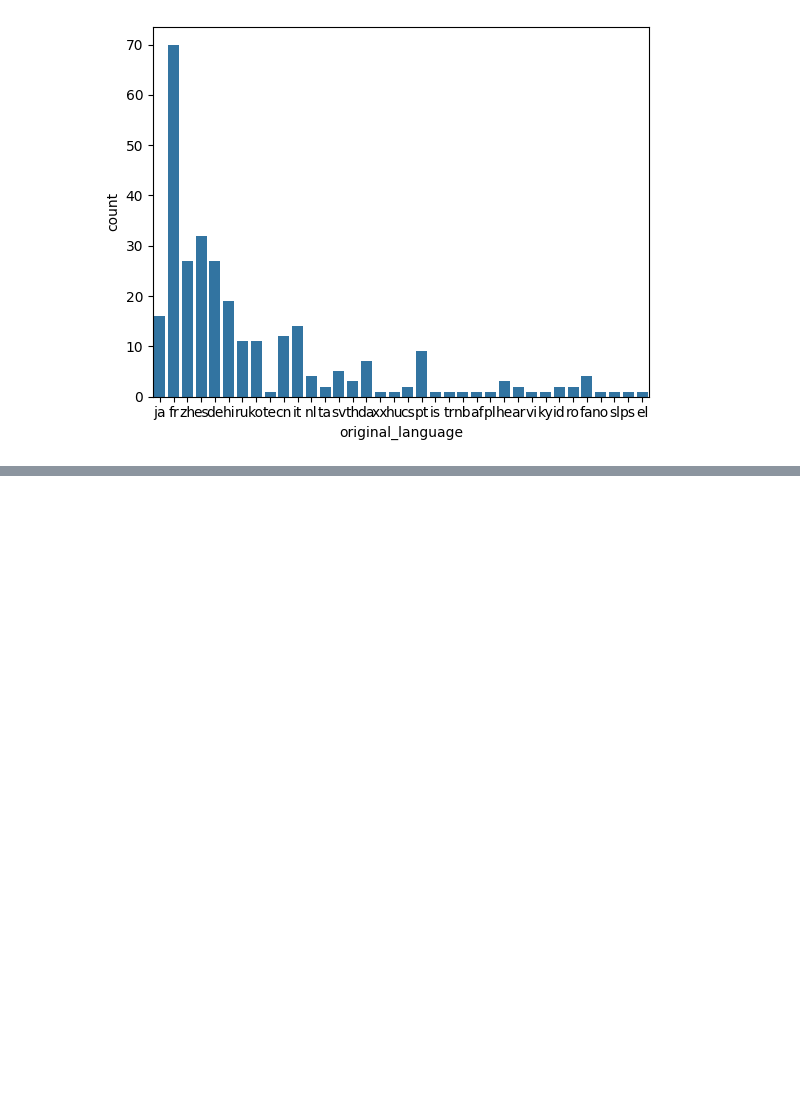
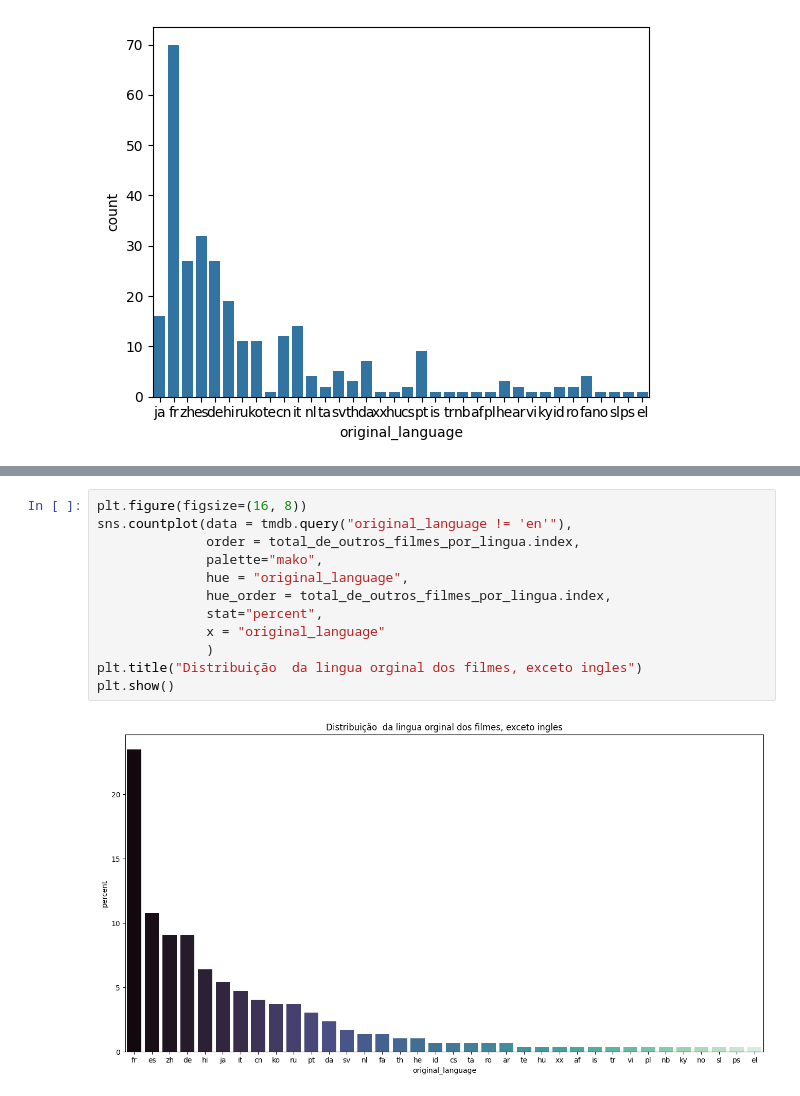
Before and after one commit to KauanAltino/DataScience_ALURA, a Jupyter notebook: DataScience_PARTE3_4.ipynb, the cells around one changed output, grey strips where cells are left out. Saved outputs shown, nothing was run; the diff lists cells and outputs as text; blank space fills up the shorter version.

```diff
--- a/DataScience_PARTE3_4.ipynb
+++ b/DataScience_PARTE3_4.ipynb
@@ -193,0 +212,14 @@ sns.countplot(data = tmdb.query("original_language != 'en'"), x = "original_lang
+# %%
+plt.figure(figsize=(16, 8))
+sns.countplot(data = tmdb.query("original_language != 'en'"),
+              order = total_de_outros_filmes_por_lingua.index,
+              palette="mako",
+              hue = "original_language",
+              hue_order = total_de_outros_filmes_por_lingua.index,
+              stat="percent",
+              x = "original_language"
+              )
+plt.title("Distribuição  da lingua orginal dos filmes, exceto ingles")
+plt.show()
+# %% [output]
+[figure, added]
```
Also changed, not shown: parts of 10 cells of this notebook.
